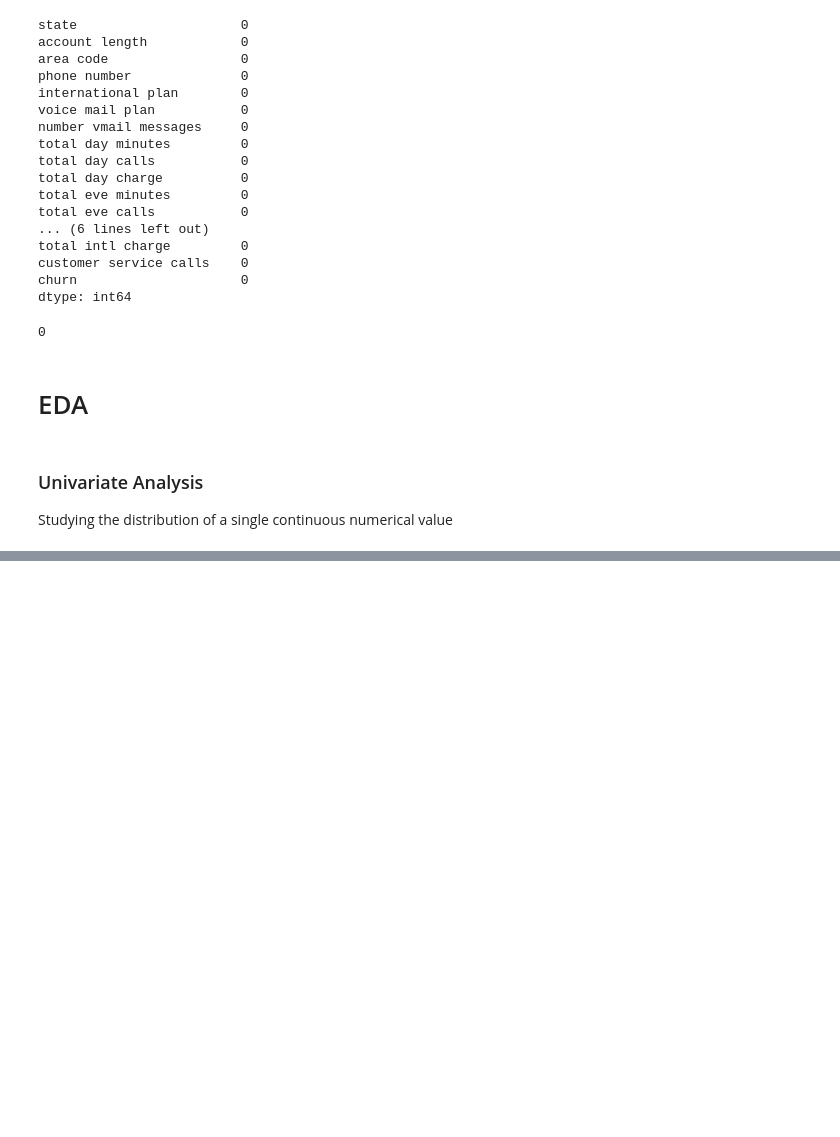
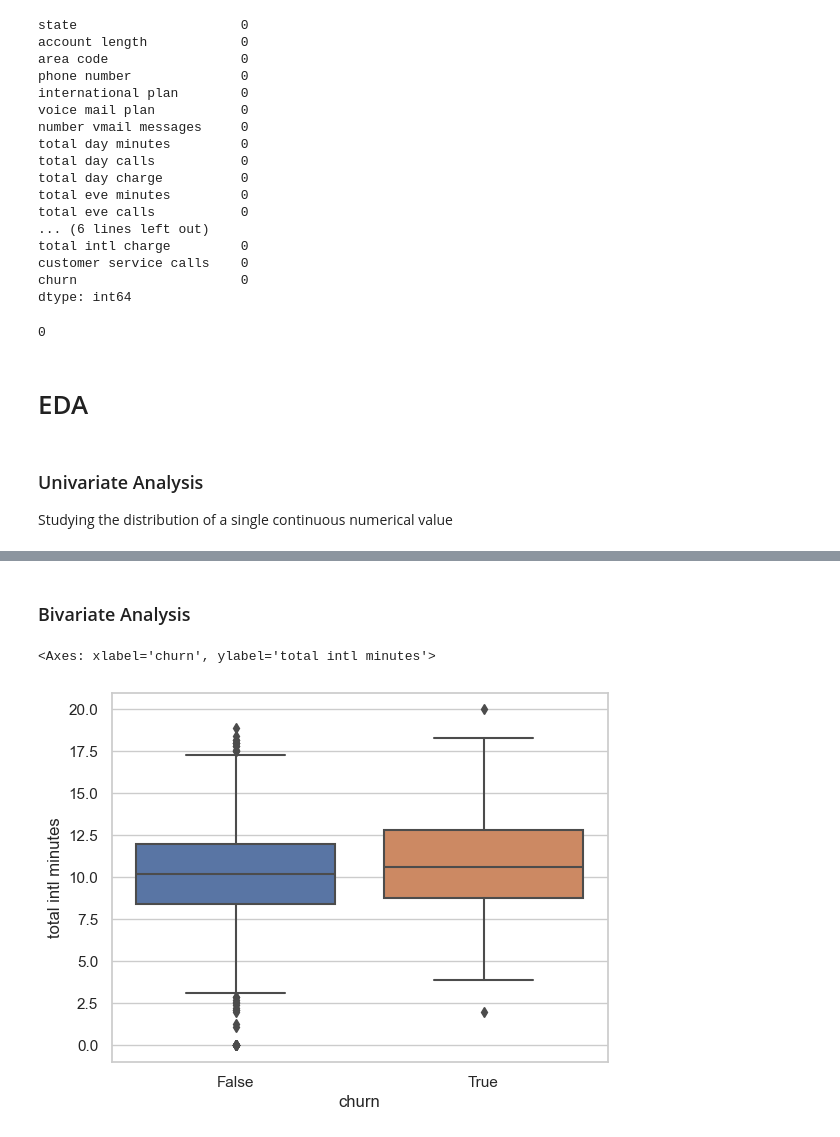
Before and after one commit to njerinjuguna/Customer-Churn, a Jupyter notebook: index.ipynb, the cells around one changed output, grey strips where cells are left out. Saved outputs shown, nothing was run; the diff lists cells and outputs as text; code cells hidden in the pictures; blank space fills up the shorter version.

Commit message:
Univariate and Bivariate analysis

```diff
--- a/index.ipynb
+++ b/index.ipynb
@@ -165,0 +174,7 @@ Studying the distribution of a single continuous numerical value
+# %% [markdown]
+### Bivariate Analysis
+# %%
+sns.boxplot(x = 'churn' , y = "total intl minutes" , data=df)
+# %% [output]
+<Axes: xlabel='churn', ylabel='total intl minutes'>
+[figure, added]
```
Also changed, not shown: parts of 2 cells of this notebook, 1 other file.
